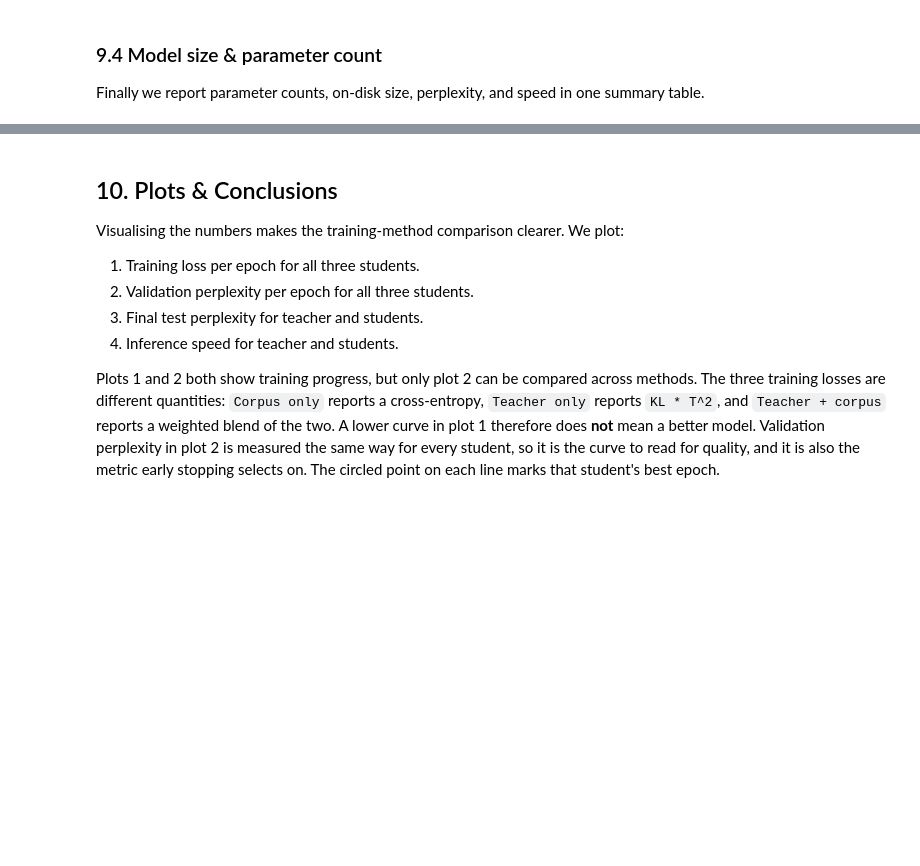
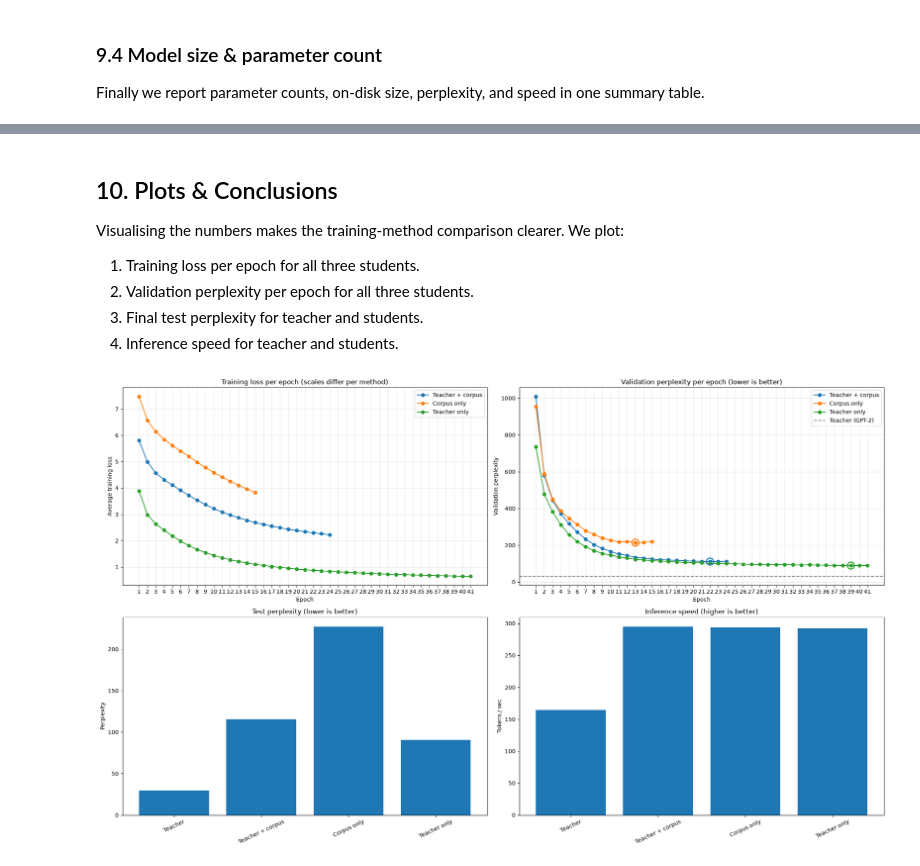
Before and after one commit to Ethanyyc/ECE1508_distillation, a Jupyter notebook: distillation.ipynb, the cells around one changed output, grey strips where cells are left out. Drawn from its saved outputs; the diff is of its cells as text; code cells hidden in the pictures; blank space fills up the shorter version.

```diff
--- a/distillation.ipynb
+++ b/distillation.ipynb
@@ -686,17 +796,10 @@ Visualising the numbers makes the training-method comparison clearer. We plot:
 2. Validation perplexity per epoch for all three students.
 3. Final test perplexity for teacher and students.
 4. Inference speed for teacher and students.
-
-Plots 1 and 2 both show training progress, but only plot 2 can be compared across methods. The three
-training losses are different quantities: `Corpus only` reports a cross-entropy, `Teacher only`
-reports `KL * T^2`, and `Teacher + corpus` reports a weighted blend of the two. A lower curve in
-plot 1 therefore does **not** mean a better model. Validation perplexity in plot 2 is measured the
-same way for every student, so it is the curve to read for quality, and it is also the metric early
-stopping selects on. The circled point on each line marks that student's best epoch.
 # %%
 os.makedirs("results", exist_ok=True)
 
-fig, axes = plt.subplots(2, 2, figsize=(13, 9))
+fig, axes = plt.subplots(2, 2, figsize=(20, 12))
 axes = axes.flatten()
 
 max_epochs_plotted = max(len(losses) for losses in student_loss_history.values())
@@ -721,31 +824,33 @@ for name, ppls in student_validation_history.items():
     best_epoch = int(np.argmin(ppls)) + 1
     axes[1].scatter(
         [best_epoch], [min(ppls)],
         s=160, facecolors="none", edgecolors=line.get_color(), linewidths=2, zorder=5,
     )
 axes[1].axhline(teacher_val_ppl, color="gray", linestyle="--", linewidth=1.5, label="Teacher (GPT-2)")
 axes[1].set_title("Validation perplexity per epoch (lower is better)")
 axes[1].set_xlabel("Epoch")
 axes[1].set_ylabel("Validation perplexity")
 axes[1].set_xticks(range(1, max_epochs_plotted + 1))
 axes[1].grid(True, alpha=0.3)
 axes[1].legend()
 
 # (3) Final test perplexity.
 plot_names = ["Teacher"] + list(student_models.keys())
 plot_ppl = [teacher_ppl] + [student_ppls[name] for name in student_models]
 axes[2].bar(plot_names, plot_ppl)
 axes[2].set_title("Test perplexity (lower is better)")
 axes[2].set_ylabel("Perplexity")
 axes[2].tick_params(axis="x", rotation=25)
 
 # (4) Inference speed.
 plot_tps = [teacher_tps] + [student_tps[name] for name in student_models]
 axes[3].bar(plot_names, plot_tps)
 axes[3].set_title("Inference speed (higher is better)")
 axes[3].set_ylabel("Tokens / sec")
 axes[3].tick_params(axis="x", rotation=25)
 
-plt.will()
+plt.tight_layout()
 plt.savefig("results/comparison.png", dpi=150)
 plt.show()
+# %% [output]
+[figure, added]
```
Also changed, not shown: parts of 15 cells of this notebook, 4 other files.
